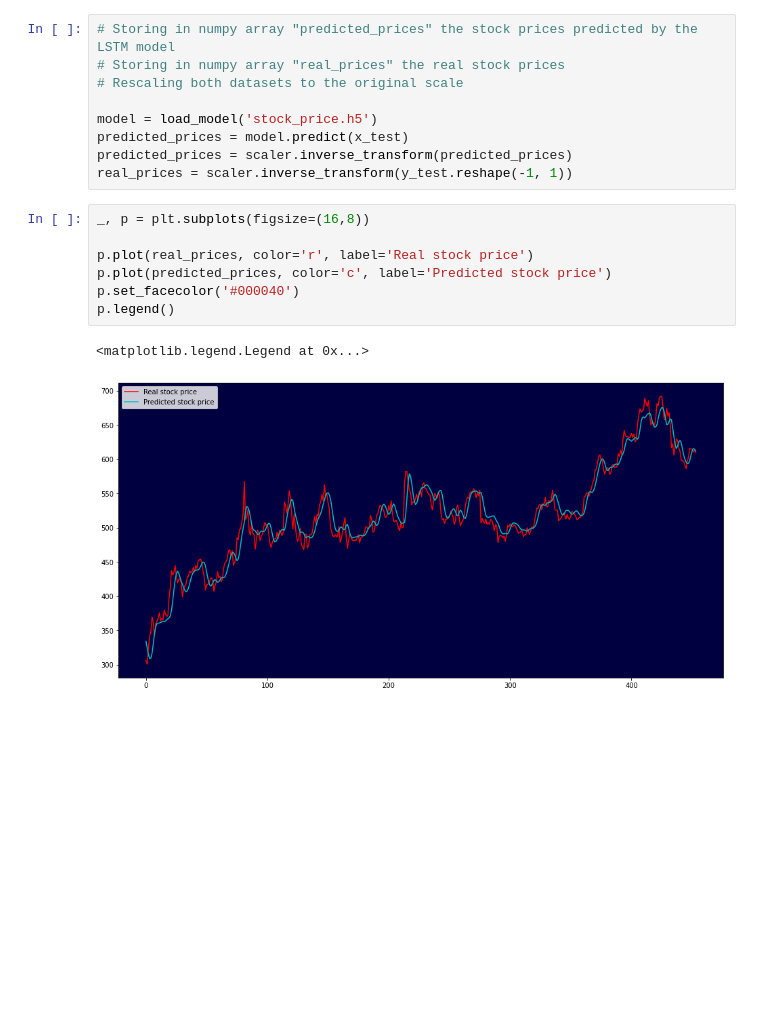
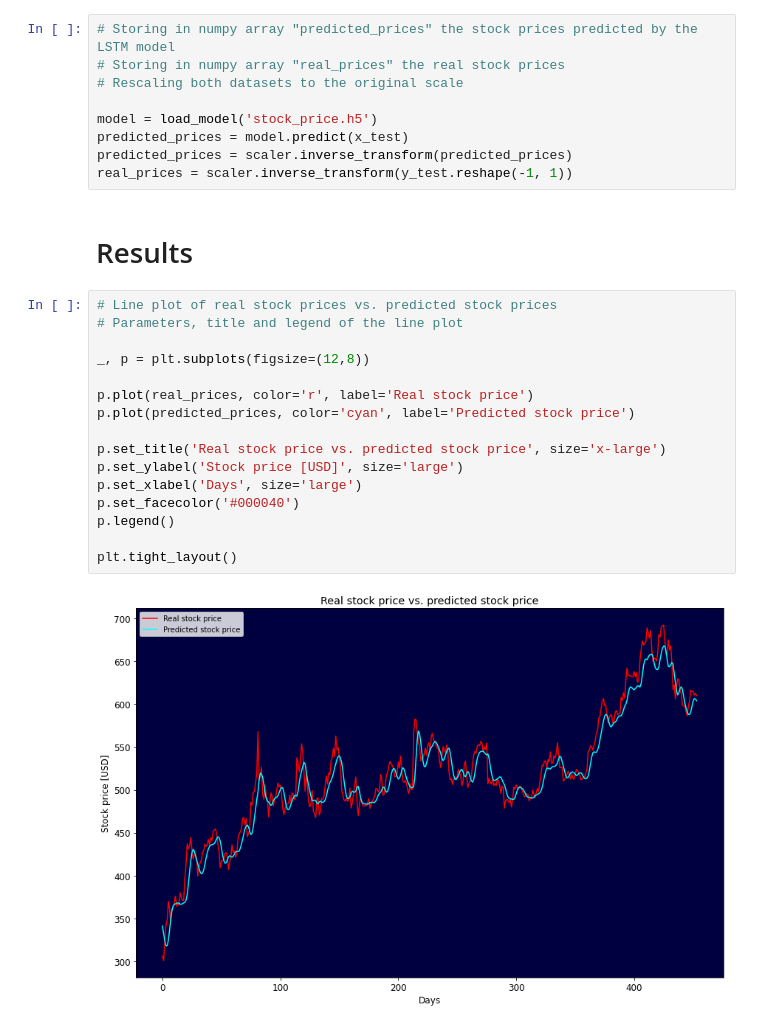
Before and after one commit to rtiedra/data-science, a Jupyter notebook: stock_price/stock_price.ipynb, the cells around one changed output. Saved outputs shown, nothing was run; the diff lists cells and outputs as text; blank space fills up the shorter version.

```diff
--- a/stock_price/stock_price.ipynb
+++ b/stock_price/stock_price.ipynb
@@ -173,13 +157,23 @@ model = load_model('stock_price.h5')
 predicted_prices = model.predict(x_test)
 predicted_prices = scaler.inverse_transform(predicted_prices)
 real_prices = scaler.inverse_transform(y_test.reshape(-1, 1))
+# %% [markdown]
+# Results
 # %%
-_, p = plt.subplots(figsize=(16,8))
+# Line plot of real stock prices vs. predicted stock prices
+# Parameters, title and legend of the line plot
+
+_, p = plt.subplots(figsize=(12,8))
 
 p.plot(real_prices, color='r', label='Real stock price')
-p.plot(predicted_prices, color='c', label='Predicted stock price')
+p.plot(predicted_prices, color='cyan', label='Predicted stock price')
+
+p.set_title('Real stock price vs. predicted stock price', size='x-large')
+p.set_ylabel('Stock price [USD]', size='large')
+p.set_xlabel('Days', size='large')
 p.set_facecolor('#000040')
 p.legend()
+
+plt.tight_layout()
 # %% [output]
-<matplotlib.legend.Legend at 0x...>
-[figure, old version]
+[figure, new version]
```
Also changed, not shown: parts of 2 cells of this notebook, 2 other files.
